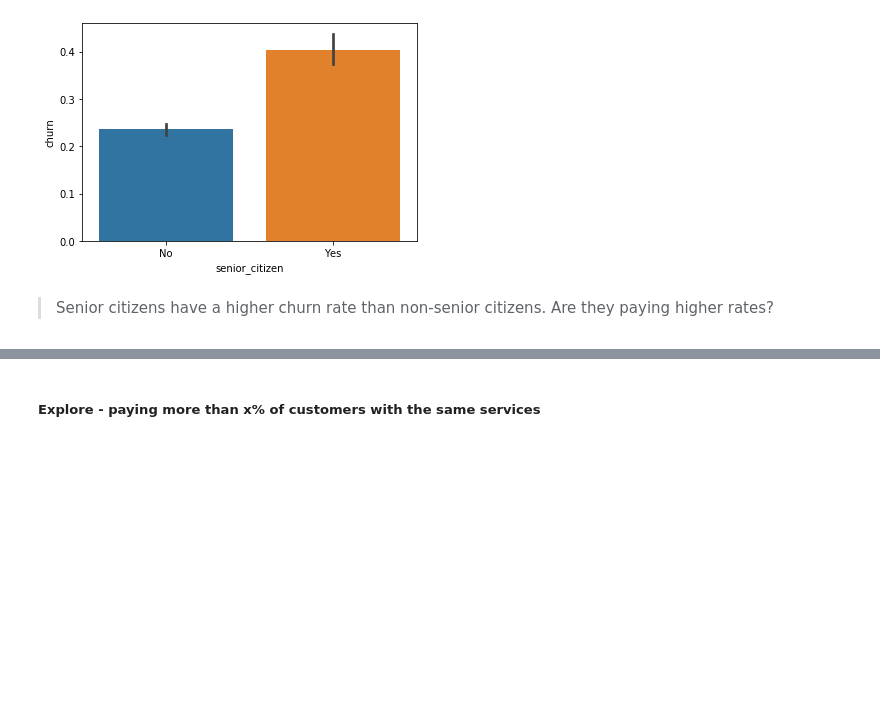
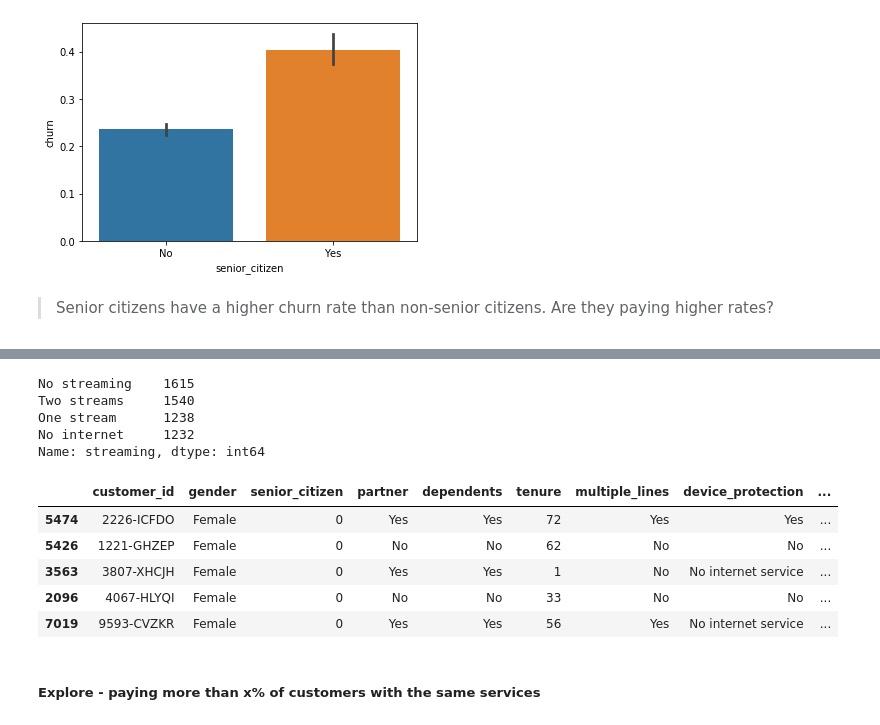
Before and after one commit to misty-garcia/telco-churn-project, a Jupyter notebook: telco_pipeline.ipynb, the cells around one changed output, grey strips where cells are left out. Saved outputs shown, nothing was run; the diff lists cells and outputs as text; code cells hidden in the pictures; blank space fills up the shorter version.

```diff
--- a/telco_pipeline.ipynb
+++ b/telco_pipeline.ipynb
@@ -468,3 +552,33 @@ plt.show()
+# %%
+# make a new column combining streaming services
+conditions = [
+    (train1.streaming_movies == "No") & (train1.streaming_tv == "No"),
+    (train1.streaming_movies == "No") & (train1.streaming_tv == "Yes"),
+    (train1.streaming_movies == "Yes") & (train1.streaming_tv == "No"),
+    (train1.streaming_movies == "Yes") & (train1.streaming_tv == "Yes")]
+
+choices = ['No streaming', 'One stream', 'One stream', 'Two streams']
+train1['streaming'] = np.select(conditions, choices, default='No internet')
+# %%
+train1.streaming.value_counts()
+# %% [output]
+No streaming    1615
+Two streams     1540
+One stream      1238
+No internet     1232
+Name: streaming, dtype: int64
+# %%
+# drop old streaming columns
+train1.drop(columns=["streaming_movies","streaming_tv"], inplace=True)
+# %%
+train1.head()
+# %% [output]
+|  | customer_id | gender | senior_citizen | partner | dependents | tenure | multiple_lines | device_protection | ... |
+| 5474 | 2226-ICFDO | Female | 0 | Yes | Yes | 72 | Yes | Yes | ... |
+| 5426 | 1221-GHZEP | Female | 0 | No | No | 62 | No | No | ... |
+| 3563 | 3807-XHCJH | Female | 0 | Yes | Yes | 1 | No | No internet service | ... |
+| 2096 | 4067-HLYQI | Female | 0 | No | No | 33 | No | No | ... |
+| 7019 | 9593-CVZKR | Female | 0 | Yes | Yes | 56 | Yes | No internet service | ... |
 # %% [markdown]
 ##### Explore - paying more than x% of customers with the same services
 # %%
```
Also changed, not shown: parts of 12 cells of this notebook.
